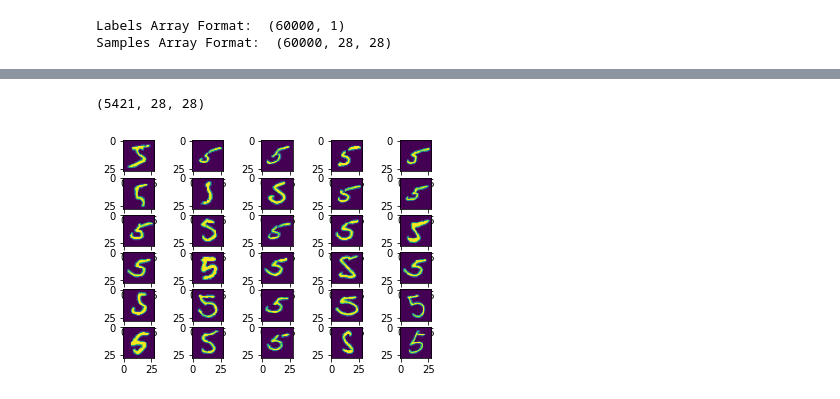
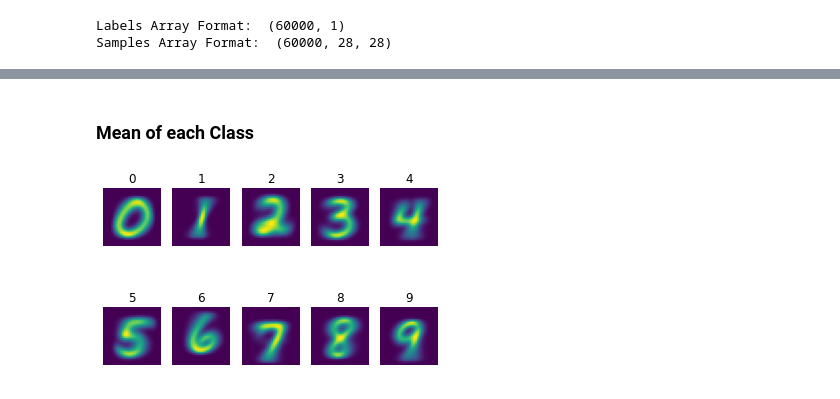
Before and after one commit to carvalheirafc/mnist-MachineLearning-Supervised, a Jupyter notebook: mnist_data_handler.ipynb, the cells around one changed output, grey strips where cells are left out. Saved outputs shown, nothing was run; the diff lists cells and outputs as text; code cells hidden in the pictures.

Commit message:
mean added

```diff
--- a/mnist_data_handler.ipynb
+++ b/mnist_data_handler.ipynb
@@ -69,10 +73,19 @@ class_arrayX, class_arrayY = class_arrays(5)
-# %%
-class_arrayX.shape
-# %% [output]
-(5421, 28, 28)
+# %%
+separeted_classes_dictionary = {0: [], 1: [],
+                                2: [], 3: [],
+                                4: [], 5: [],
+                                6: [], 7: [],
+                                8: [], 9: []}
+
+for it in range(10):
+  separeted_classes_dictionary[it] = class_arrays(it)
+# %% [markdown]
+### Mean of each Class
 # %%
-for it in range(30):
-  plt.subplot(6, 5, it+1)
-  plt.imshow(class_arrayX[it])
+for it in range(10):
+  plt.subplot(2, 5, it+1)
+  plt.axis('off')
+  plt.title(it)
+  plt.imshow(separeted_classes_dictionary[it][0].mean(axis=0).squeeze())
 # %% [output]
-[figure, old version]
+[figure, new version]
```
Also changed, not shown: parts of 10 cells of this notebook.
